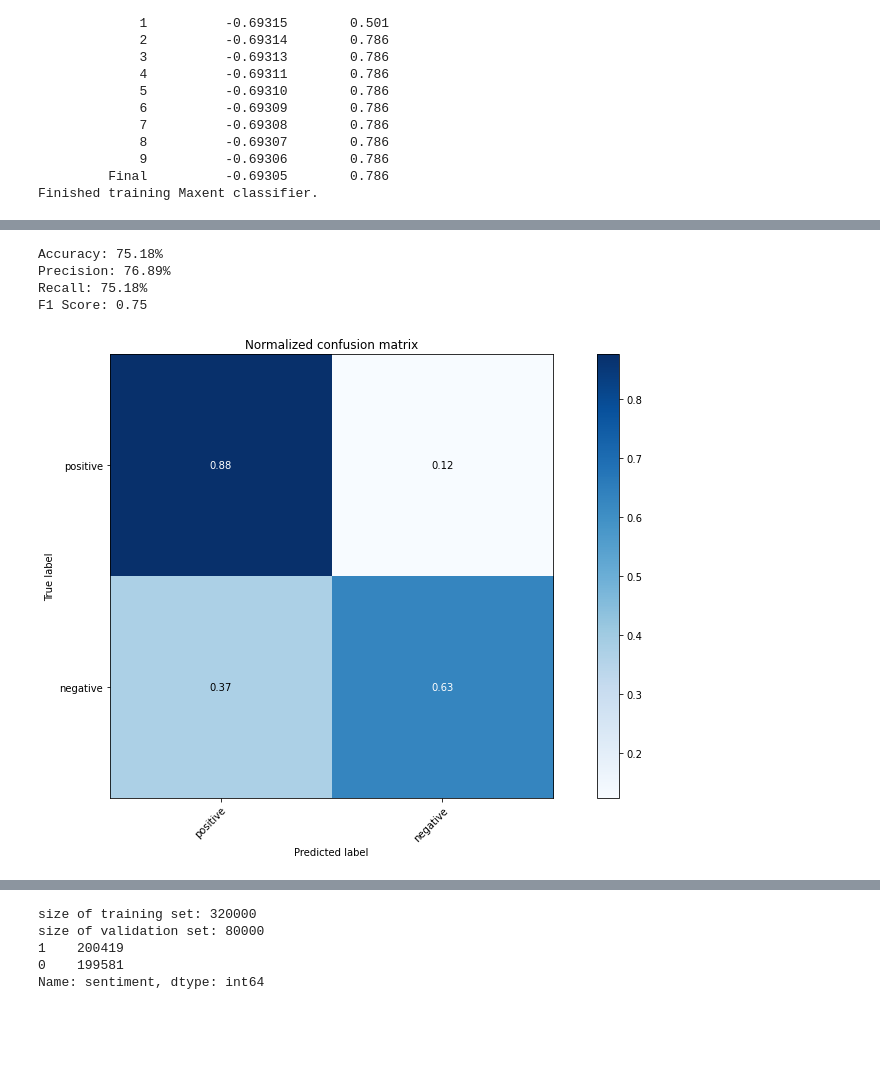
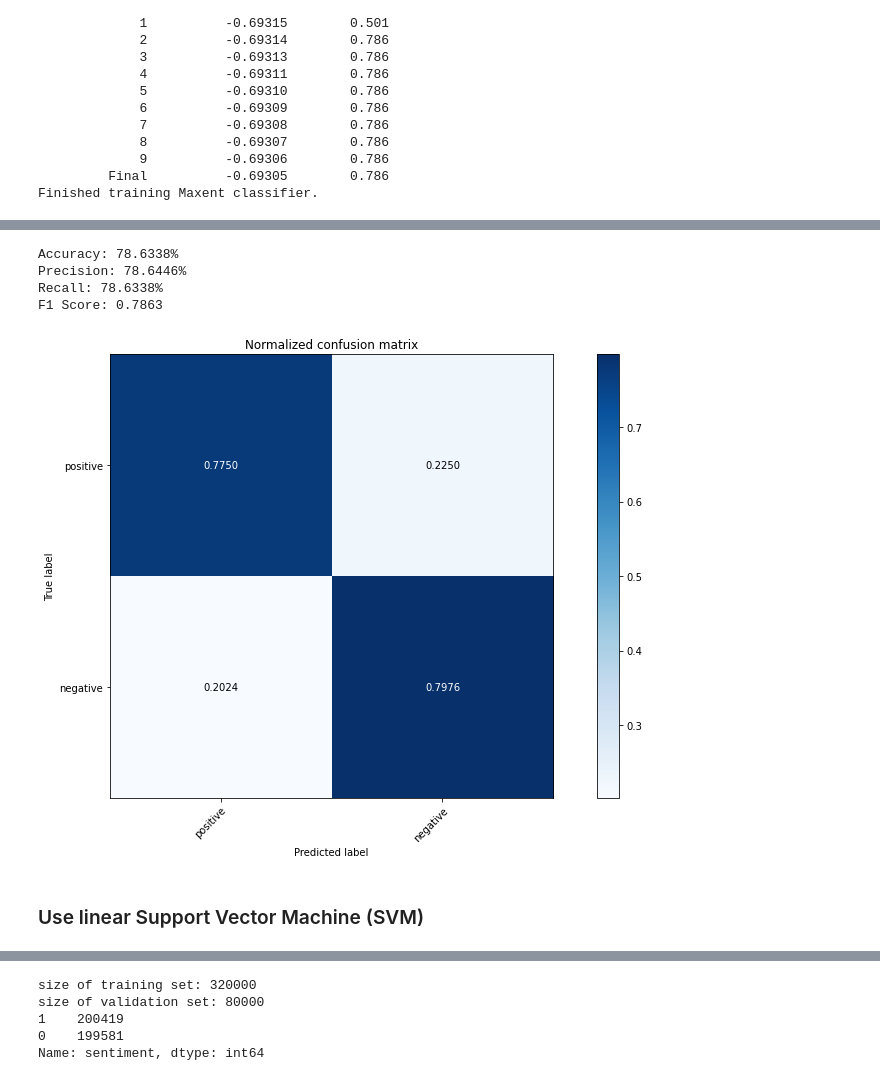
Before and after one commit to alvinngow/text-mining, a Jupyter notebook: data/sentiment analysis final.ipynb, the cells around one changed output, grey strips where cells are left out. Saved outputs shown, nothing was run; the diff lists cells and outputs as text; code cells hidden in the pictures; blank space fills up the shorter version.

```diff
--- a/data/sentiment analysis final.ipynb
+++ b/data/sentiment analysis final.ipynb
@@ -200,12 +200,19 @@ vectorizer = CountVectorizer()
 # Assuming data['preprocessed_tweet'] is a list of lists (tokenized sentences)
 joined_tweets = [' '.join(tokens) for tokens in data['preprocessed_tweet']]
 
+m_joined_tweets = [' '.join(tokens) for tokens in data['more_preprocessed_tweet']]
+
+
 # join tweets after it is preprocessed
 X = vectorizer.fit_transform(joined_tweets)
+m_X = vectorizer.fit_transform(m_joined_tweets)
 y = data['sentiment']
 
 # Split the data into train and test sets
 v_X_train, v_X_test, v_y_train, v_y_test = train_test_split(X, y, test_size=0.2, random_state=42)
+
+# Split the data into train and test sets
+m_X_train, m_X_test, m_y_train, m_y_test = train_test_split(m_X, y, test_size=0.2, random_state=42)
 # %% [markdown]
 ## Preparing the test data
 By vectorising the sentences into a dictionary and its respective labels.
@@ -270,7 +277,7 @@ def plot_confusion_matrix(y_true, y_pred, classes,
              rotation_mode="anchor")
 
     # Loop over data dimensions and create text annotations.
-    fmt = '.2f' if normalize else 'd'
+    fmt = '.4f' if normalize else 'd'
     thresh = cm.max() / 2.
     for i in range(cm.shape[0]):
         for j in range(cm.shape[1]):
@@ -519,0 +529,7 @@ ent_predicted_labels = [m_entclassifier.classify(sent) for sent in m_labeled_tes
+# %%
+# Step 4: Train the logistic regression model
+lr = LogisticRegression()
+lr.fit(m_X_train, m_y_train)
+
+# Step 5: Evaluate the model
+y_pred = lr.predict(m_X_test)
@@ -520,15 +544,17 @@ ent_predicted_labels = [m_entclassifier.classify(sent) for sent in m_labeled_tes
 # %%
-print("Accuracy: {:.2f}%".format(accuracy_score(test_labels, ent_predicted_labels) * 100))
-print("Precision: {:.2f}%".format(precision_score(test_labels, ent_predicted_labels, average='weighted') * 100))
-print("Recall: {:.2f}%".format(recall_score(test_labels, ent_predicted_labels, average='weighted') * 100))
-print("F1 Score: {:.2f}".format(f1_score(test_labels, ent_predicted_labels, average='weighted')))
+print("Accuracy: {:.4f}%".format(accuracy_score(m_y_test, y_pred) * 100))
+print("Precision: {:.4f}%".format(precision_score(m_y_test, y_pred, average='weighted') * 100))
+print("Recall: {:.4f}%".format(recall_score(m_y_test, y_pred, average='weighted') * 100))
+print("F1 Score: {:.4f}".format(f1_score(m_y_test, y_pred, average='weighted')))
 
 # Plot normalized confusion matrix
-plot_confusion_matrix(test_labels, ent_predicted_labels, classes=class_names, normalize=True, title='Normalized confusion matrix')
+plot_confusion_matrix(m_y_test, y_pred, classes=class_names, normalize=True, title='Normalized confusion matrix')
 plt.show()
 # %% [output]
-Accuracy: 75.18%
-Precision: 76.89%
-Recall: 75.18%
-F1 Score: 0.75
+Accuracy: 78.6338%
+Precision: 78.6446%
+Recall: 78.6338%
+F1 Score: 0.7863
-[figure, old version]
+[figure, new version]
+# %% [markdown]
+### Use linear Support Vector Machine (SVM)
```
Also changed, not shown: parts of 17 cells of this notebook, 2 other files.
